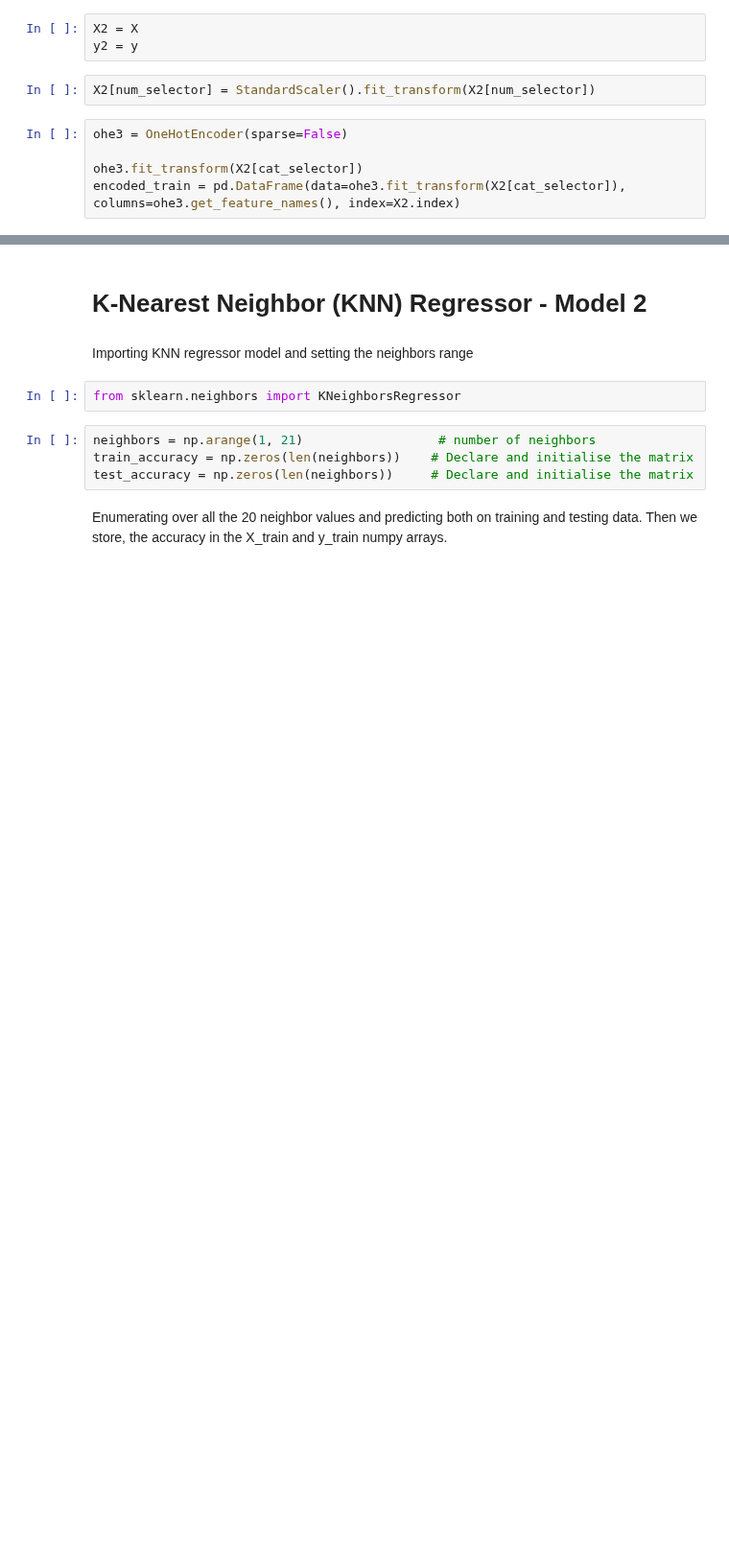
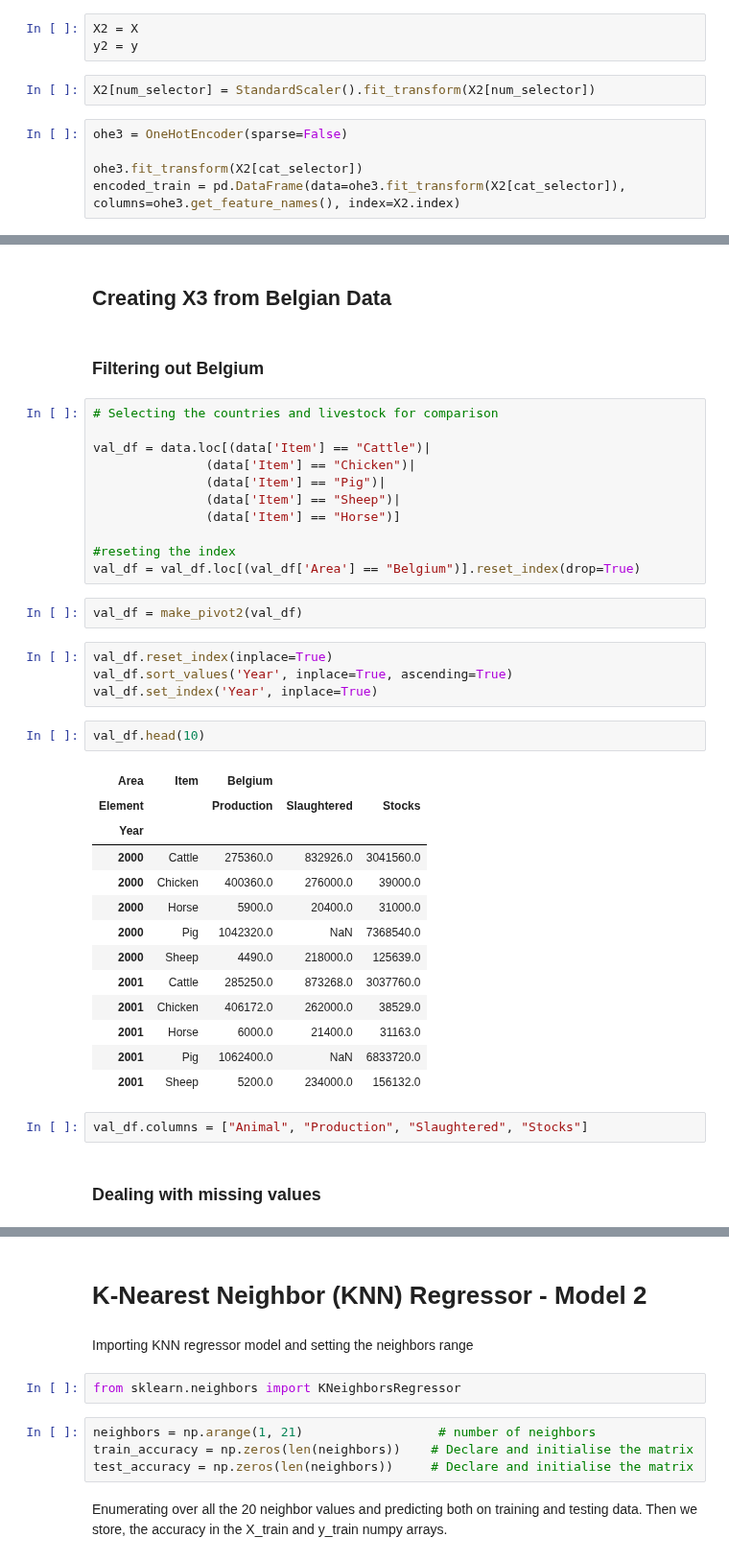
Before and after one commit to Shaun7559/CA2-Semester-1-SS, a Jupyter notebook: Report/Shaun_Smith_CA2_MSc_Data_Analytics.ipynb, the cells around one changed output, grey strips where cells are left out. Shown at 96% size. Saved outputs shown, nothing was run; the diff lists cells and outputs as text; blank space fills up the shorter version.

```diff
--- a/Report/Shaun_Smith_CA2_MSc_Data_Analytics.ipynb
+++ b/Report/Shaun_Smith_CA2_MSc_Data_Analytics.ipynb
@@ -2747,0 +2601,41 @@ plt.xlim([-1, X_train.shape[1]])
+# %% [markdown]
+## Creating X3 from Belgian Data
+# %% [markdown]
+### Filtering out Belgium
+# %%
+# Selecting the countries and livestock for comparison
+
+val_df = data.loc[(data['Item'] == "Cattle")|
+               (data['Item'] == "Chicken")|
+               (data['Item'] == "Pig")|
+               (data['Item'] == "Sheep")|
+               (data['Item'] == "Horse")]
+
+#reseting the index
+val_df = val_df.loc[(val_df['Area'] == "Belgium")].reset_index(drop=True)
+# %%
+val_df = make_pivot2(val_df)
+# %%
+val_df.reset_index(inplace=True)
+val_df.sort_values('Year', inplace=True, ascending=True)
+val_df.set_index('Year', inplace=True)
+# %%
+val_df.head(10)
+# %% [output]
+| Area | Item | Belgium |  |  |
+| Element |  | Production | Slaughtered | Stocks |
+| Year |  |  |  |  |
+| 2000 | Cattle | 275360.0 | 832926.0 | 3041560.0 |
+| 2000 | Chicken | 400360.0 | 276000.0 | 39000.0 |
+| 2000 | Horse | 5900.0 | 20400.0 | 31000.0 |
+| 2000 | Pig | 1042320.0 | NaN | 7368540.0 |
+| 2000 | Sheep | 4490.0 | 218000.0 | 125639.0 |
+| 2001 | Cattle | 285250.0 | 873268.0 | 3037760.0 |
+| 2001 | Chicken | 406172.0 | 262000.0 | 38529.0 |
+| 2001 | Horse | 6000.0 | 21400.0 | 31163.0 |
+| 2001 | Pig | 1062400.0 | NaN | 6833720.0 |
+| 2001 | Sheep | 5200.0 | 234000.0 | 156132.0 |
+# %%
+val_df.columns = ["Animal", "Production", "Slaughtered", "Stocks"]
+# %% [markdown]
+### Dealing with missing values
```
Also changed, not shown: parts of 84 cells of this notebook.
